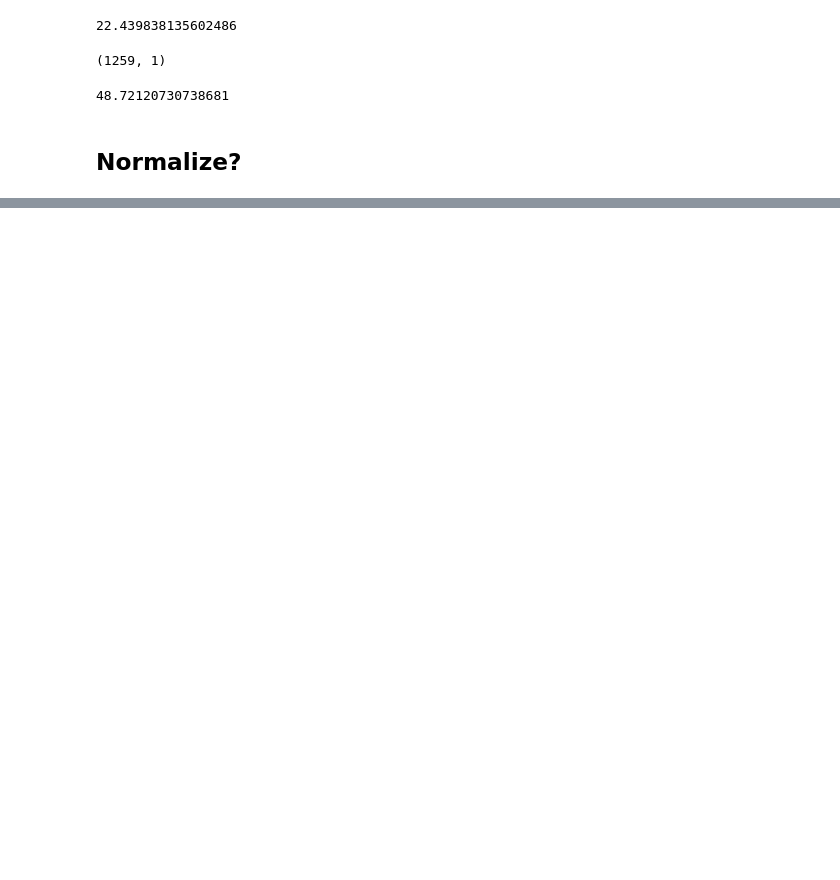
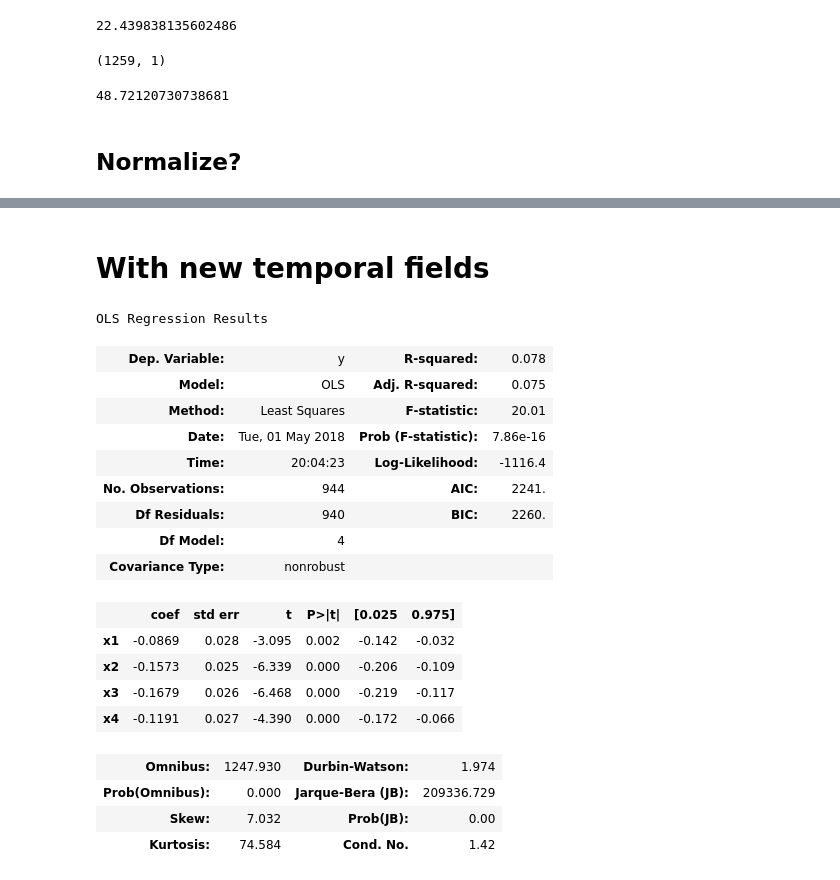
Before and after one commit to LoganWeir/muni_predict, a Jupyter notebook: playing_with_data/playing_1259_temporal.ipynb, the cells around one changed output, grey strips where cells are left out. Cells and saved outputs as stored; diff of their text form; code cells hidden in the pictures; blank space fills up the shorter version.

Commit message:
models no good, urg mad

```diff
--- a/playing_with_data/playing_1259_temporal.ipynb
+++ b/playing_with_data/playing_1259_temporal.ipynb
@@ -273,0 +276,2 @@ regr.score(X_test, y_test.flatten())
+# %% [markdown]
+# With new temporal fields
@@ -273,0 +334,36 @@ regr.score(X_test, y_test.flatten())
+# %%
+scaler = StandardScaler()
+X_norm = scaler.fit_transform(X)
+
+scaler_y = StandardScaler()
+y_norm = scaler_y.fit_transform(y)
+
+# X_norm = normalize(X)
+# y_norm = normalize(y)
+
+X_train, X_test, y_train, y_test = train_test_split(X_norm, y_norm)
+# %%
+# fit with statsmodels
+model1 = sm.OLS(y_train,X_train)
+results = model1.fit()
+results.summary()
+# %% [output]
+OLS Regression Results
+| Dep. Variable: | y | R-squared: | 0.078 |
+| Model: | OLS | Adj. R-squared: | 0.075 |
+| Method: | Least Squares | F-statistic: | 20.01 |
+| Date: | Tue, 01 May 2018 | Prob (F-statistic): | 7.86e-16 |
+| Time: | 20:04:23 | Log-Likelihood: | -1116.4 |
+| No. Observations: | 944 | AIC: | 2241. |
+| Df Residuals: | 940 | BIC: | 2260. |
+| Df Model: | 4 |  |  |
+| Covariance Type: | nonrobust |  |  |
+|  | coef | std err | t | P>|t| | [0.025 | 0.975] |
+| x1 | -0.0869 | 0.028 | -3.095 | 0.002 | -0.142 | -0.032 |
+| x2 | -0.1573 | 0.025 | -6.339 | 0.000 | -0.206 | -0.109 |
+| x3 | -0.1679 | 0.026 | -6.468 | 0.000 | -0.219 | -0.117 |
+| x4 | -0.1191 | 0.027 | -4.390 | 0.000 | -0.172 | -0.066 |
+| Omnibus: | 1247.930 | Durbin-Watson: | 1.974 |
+| Prob(Omnibus): | 0.000 | Jarque-Bera (JB): | 209336.729 |
+| Skew: | 7.032 | Prob(JB): | 0.00 |
+| Kurtosis: | 74.584 | Cond. No. | 1.42 |
```
Also changed, not shown: parts of 27 cells of this notebook, 2 other files.
